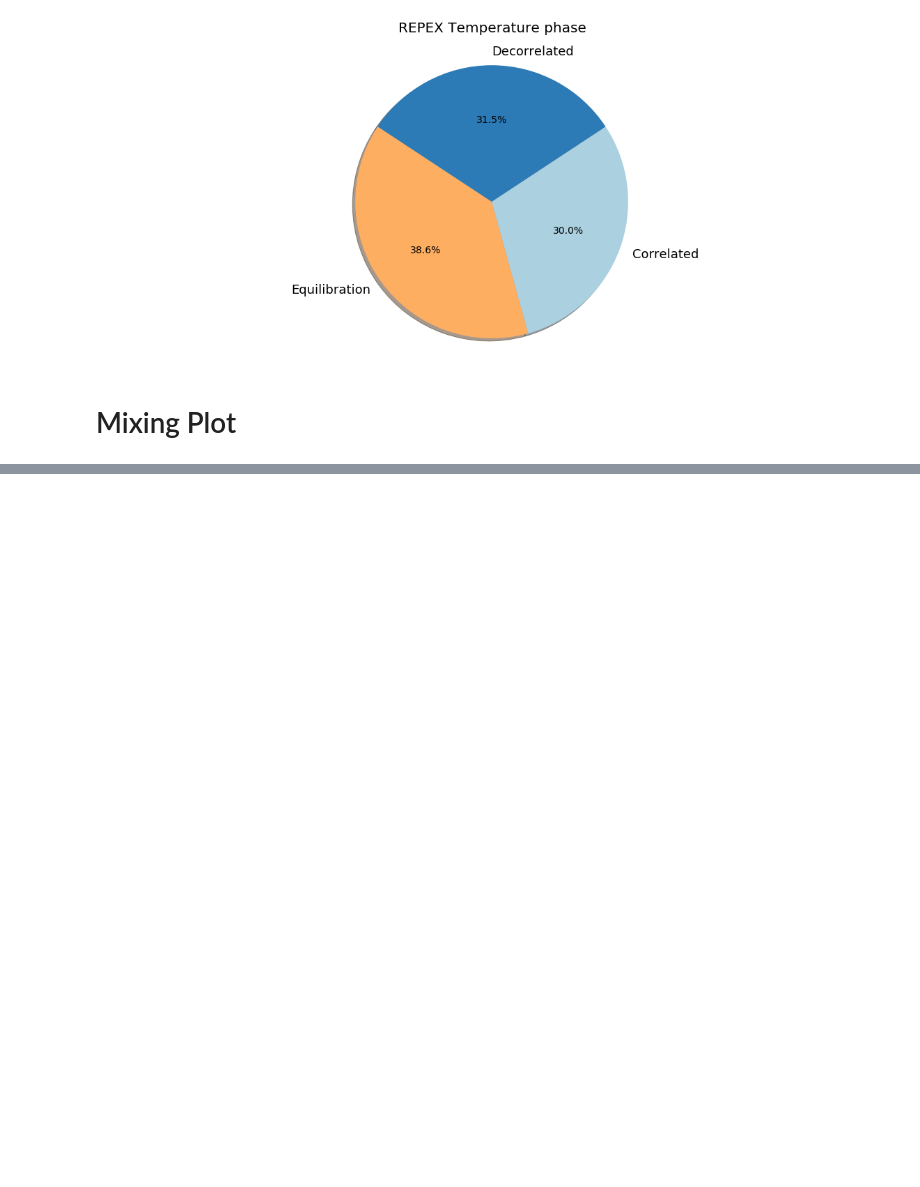
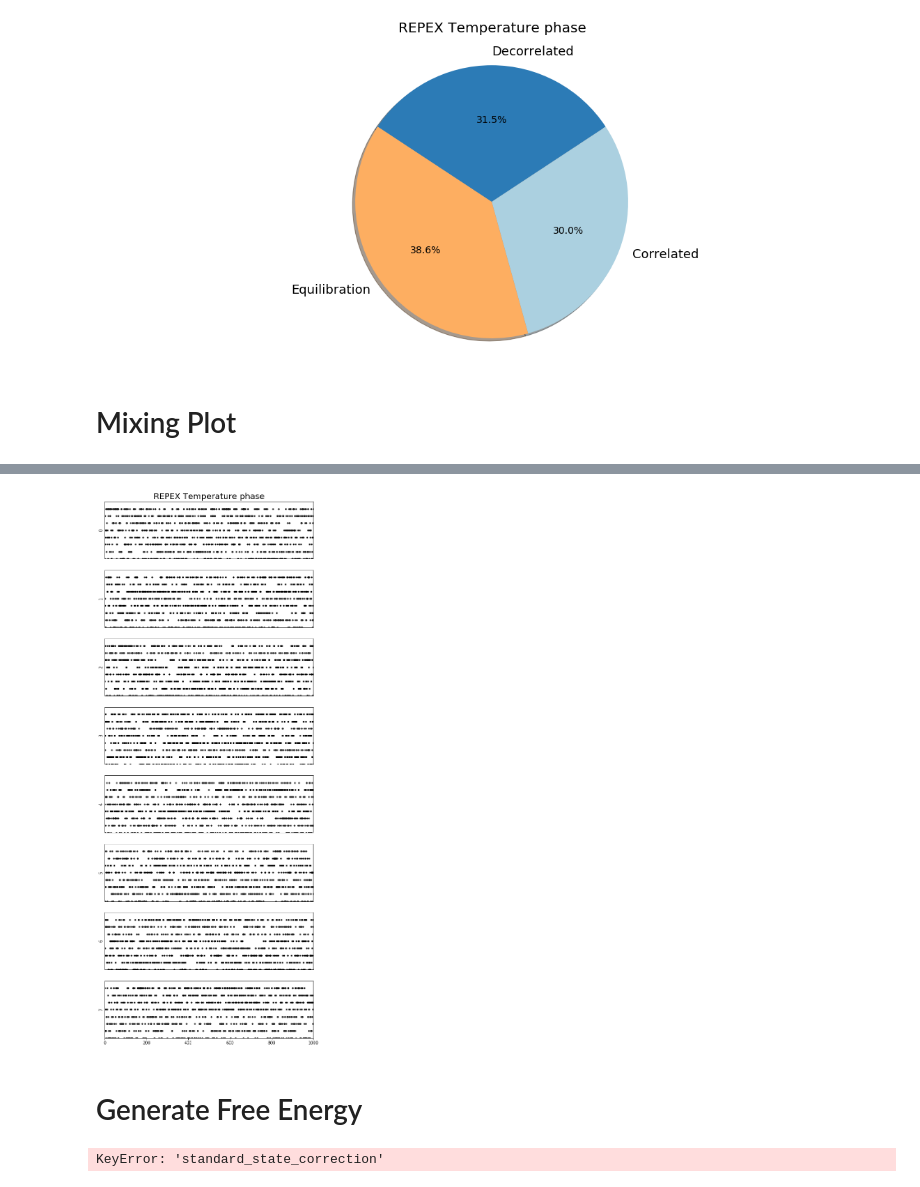
Before and after one commit to chemlove/REMD, a Jupyter notebook: Analisis_double_well_REMD_T.ipynb, the cells around one changed output, grey strips where cells are left out. Drawn from its saved outputs; the diff is of its cells as text; code cells hidden in the pictures; blank space fills up the shorter version.

```diff
--- a/Analisis_double_well_REMD_T.ipynb
+++ b/Analisis_double_well_REMD_T.ipynb
@@ -297,0 +294,35 @@ SyntaxError: can't assign to literal (<ipython-input-39-c5d09c4b2753>, line 1)
+# %%
+plot_grid = gridspec.GridSpec(1, 2)
+plt.rcParams['figure.figsize'] = 20, 8 * 3
+
+replica_figure = plt.figure()
+
+reporter = analyzer.reporter
+state_nk = reporter.read_replica_thermodynamic_states()[:, :]
+N, K     = state_nk.shape
+# Create subgrid
+sub_grid = gridspec.GridSpecFromSubplotSpec(K, 1, subplot_spec=plot_grid[0])
+# Loop through all states
+for k in range(K):
+    # Add plot
+    plot = replica_figure.add_subplot(sub_grid[k])
+    # Actually plot
+    plot.plot(state_nk[:, k], 'k.')
+    # Format plot
+    plot.set_yticks([])
+    plot.set_xlim([0, N])
+    plot.set_ylim([0, K])
+    if k < K - 1:
+        plot.set_xticks([])
+    plot.set_ylabel('{}'.format(k))
+    if k == 0:  # Title
+        plot.set_title('{} phase'.format(phase_name), fontsize=20)
+# %% [output]
+[figure, added]
+# %% [markdown]
+# Generate Free Energy
+# %%
+data = analyzer.analyze_phase()
+kT = analyzer.kT
+# %% [output]
+KeyError: 'standard_state_correction'
```
Also changed, not shown: parts of 4 cells of this notebook, 7 other files.
